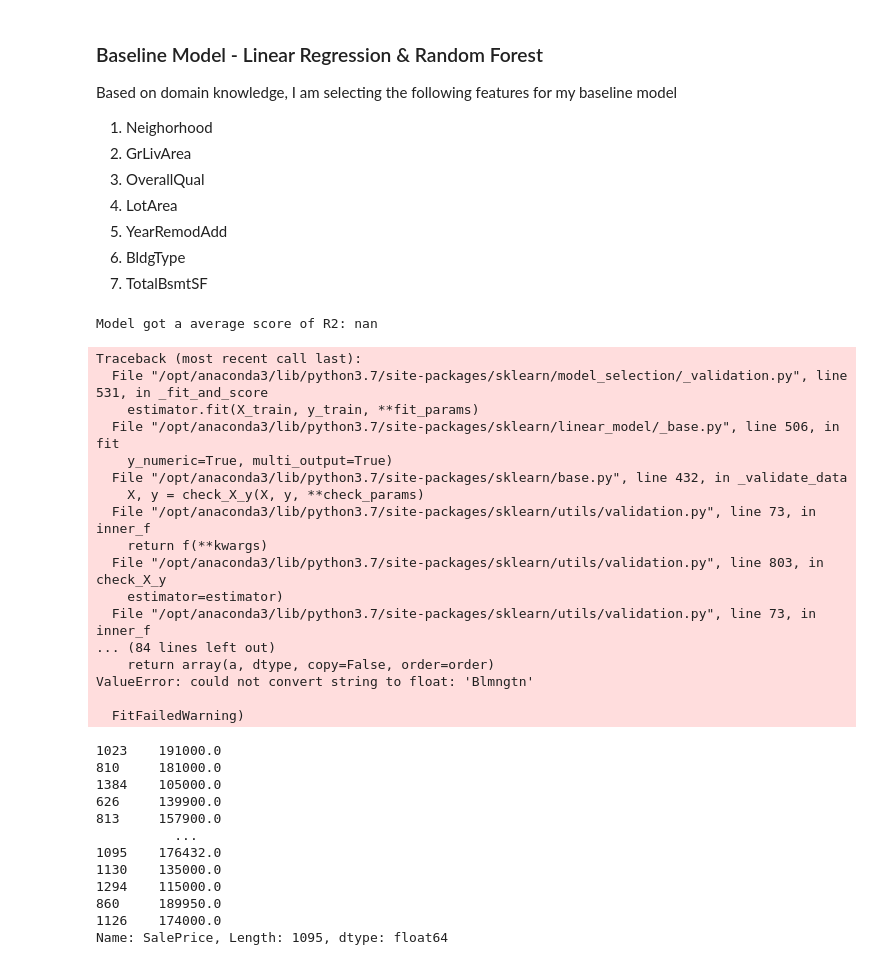
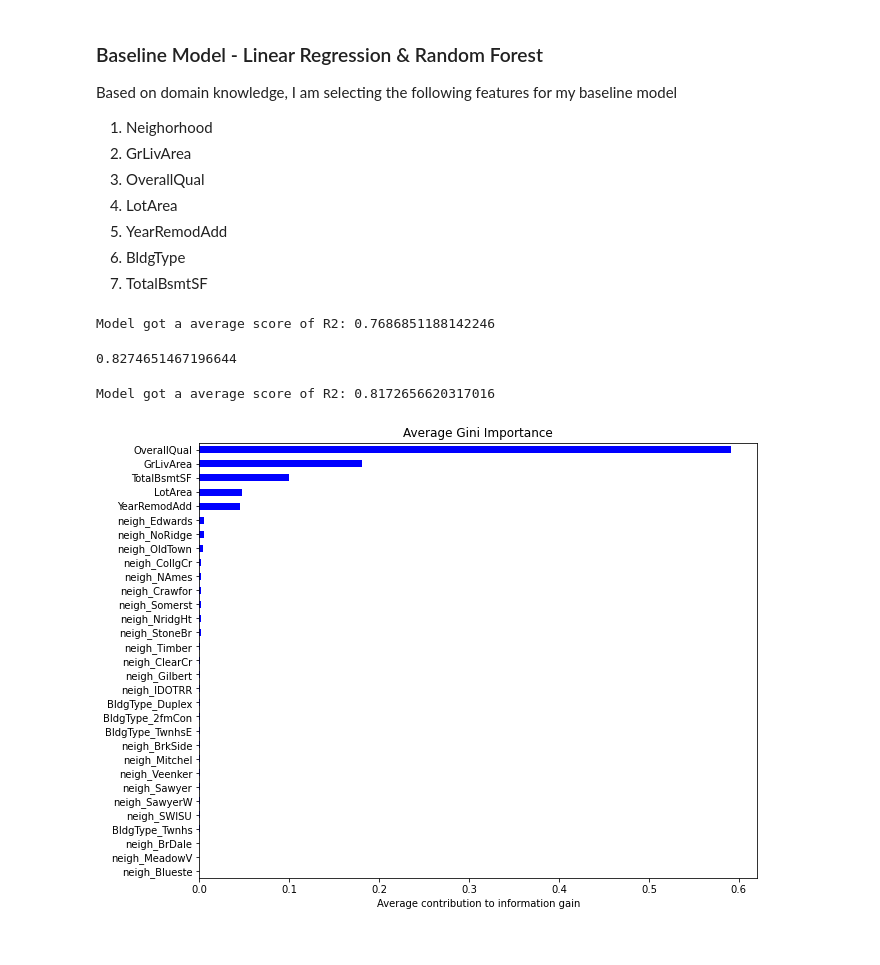
Before and after one commit to MLondon1027/Boston_Area_Real_Estate, a Jupyter notebook: Housing.ipynb, the cells around one changed output. Drawn from its saved outputs; the diff is of its cells as text; code cells hidden in the pictures.

```diff
--- a/Housing.ipynb
+++ b/Housing.ipynb
@@ -292,3 +295,8 @@ sns.scatterplot(x='TotalBsmtSF', y='SalePrice', data=data)
 # %% [output]
 <matplotlib.axes._subplots.AxesSubplot at 0x...>
 [figure]
+# %%
+# Convert neighborhood to categorical
+neighborhood_cat = pd.get_dummies(data.Neighborhood, prefix='neigh')
+data = pd.concat([data, pd.get_dummies(data['Neighborhood'], prefix='neigh', drop_first=True)], axis=1)
+data.head()
@@ -294,0 +311,4 @@ sns.scatterplot(x='TotalBsmtSF', y='SalePrice', data=data)
+# %%
+# Convert BldgType to categorical
+data = pd.concat([data, pd.get_dummies(data['BldgType'], prefix='BldgType', drop_first=True)], axis=1)
+data.head()
@@ -305,46 +333,17 @@ Based on domain knowledge, I am selecting the following features for my baseline
 # %%
 # Train test split
 # Separate X and y
-X = data.drop(['SalePrice'], axis=1)
-X = data[['Neighborhood','GrLivArea', 'OverallQual', 'LotArea', 'YearRemodAdd', 'BldgType', 'TotalBsmtSF']]
+X = data[['neigh_Blueste', 'neigh_BrDale', 'neigh_BrkSide', 'neigh_ClearCr',
+          'neigh_CollgCr', 'neigh_Crawfor', 'neigh_Edwards', 'neigh_Gilbert', 'neigh_IDOTRR', 'neigh_MeadowV',
+          'neigh_Mitchel', 'neigh_NAmes', 'neigh_NoRidge', 'neigh_NridgHt', 'neigh_OldTown', 'neigh_SWISU', 'neigh_Sawyer', 'neigh_SawyerW', 'neigh_Somerst',
+          'neigh_StoneBr', 'neigh_Timber', 'neigh_Veenker', 'BldgType_2fmCon', 'BldgType_Duplex',
+          'BldgType_Twnhs', 'BldgType_TwnhsE','GrLivArea', 'OverallQual', 'LotArea', 'YearRemodAdd', 'TotalBsmtSF']]
 y = data['SalePrice']
 X_train, X_test, y_train, y_test = train_test_split(X, y, test_size=0.25, random_state=42)
 # %%
-
+# Linear Baseline Model
 model_one = LinearRegression()
 print('Model got a average score of R2: {}'.format(
-    cross_val_score(model_one, X_train, y_train, cv=5).mean()))
+    cross_val_score(model_one, X_train, y_train, cv=10).mean()))
 # %% [output]
-Model got a average score of R2: nan
+Model got a average score of R2: 0.7686851188142246
-Traceback (most recent call last):
-  File "/opt/anaconda3/lib/python3.7/site-packages/sklearn/model_selection/_validation.py", line 531, in _fit_and_score
-    estimator.fit(X_train, y_train, **fit_params)
-  File "/opt/anaconda3/lib/python3.7/site-packages/sklearn/linear_model/_base.py", line 506, in fit
-    y_numeric=True, multi_output=True)
-  File "/opt/anaconda3/lib/python3.7/site-packages/sklearn/base.py", line 432, in _validate_data
-    X, y = check_X_y(X, y, **check_params)
-  File "/opt/anaconda3/lib/python3.7/site-packages/sklearn/utils/validation.py", line 73, in inner_f
-    return f(**kwargs)
-  File "/opt/anaconda3/lib/python3.7/site-packages/sklearn/utils/validation.py", line 803, in check_X_y
-    estimator=estimator)
-  File "/opt/anaconda3/lib/python3.7/site-packages/sklearn/utils/validation.py", line 73, in inner_f
-... (84 lines left out)
-    return array(a, dtype, copy=False, order=order)
-ValueError: could not convert string to float: 'Blmngtn'
-
-  FitFailedWarning)
-# %%
-y_train
-# %% [output]
-1023    191000.0
-810     181000.0
-1384    105000.0
-626     139900.0
-813     157900.0
-          ...
-1095    176432.0
-1130    135000.0
-1294    115000.0
-860     189950.0
-1126    174000.0
-Name: SalePrice, Length: 1095, dtype: float64
@@ -350,0 +352,26 @@ Name: SalePrice, Length: 1095, dtype: float64
+# %%
+rf = RandomForestRegressor(n_estimators=1000,
+                           max_features='auto',
+                           random_state=42,
+                           oob_score=True)
+rf.fit(X_train, y_train)
+rf.oob_score_
+# %% [output]
+0.8274651467196644
+# %%
+print('Model got a average score of R2: {}'.format(
+    cross_val_score(rf, X_train, y_train, cv=10).mean()))
+# %% [output]
+Model got a average score of R2: 0.8172656620317016
+# %%
+# Plot the feature importance
+feat_scores = pd.Series(rf.feature_importances_,
+                           index=X.columns)
+feat_scores = feat_scores.sort_values()
+ax = feat_scores.plot(kind='barh',
+                      figsize=(10,8),
+                      color='b')
+ax.set_title('Average Gini Importance')
+ax.set_xlabel('Average contribution to information gain');
+# %% [output]
+[figure, added]
```
Also changed, not shown: parts of 5 cells of this notebook.
